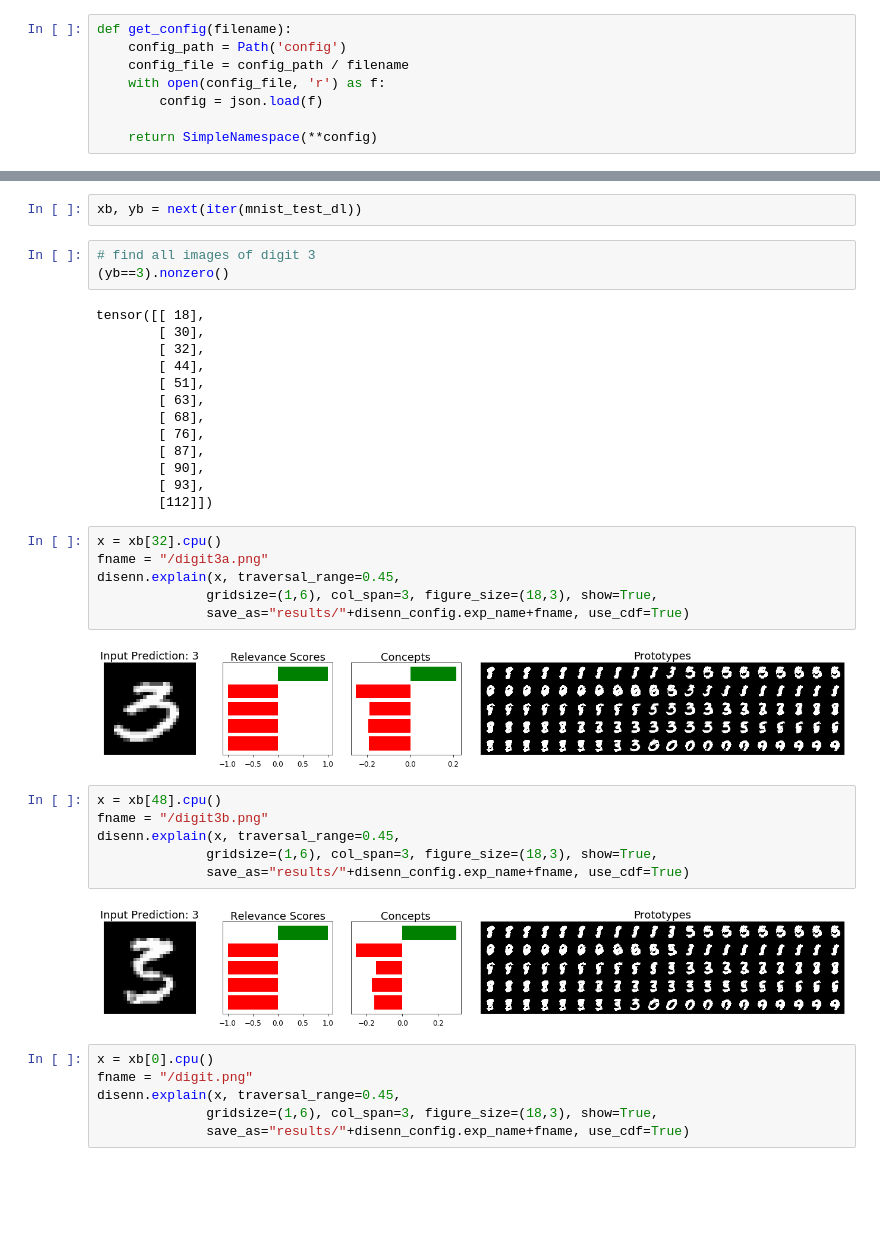
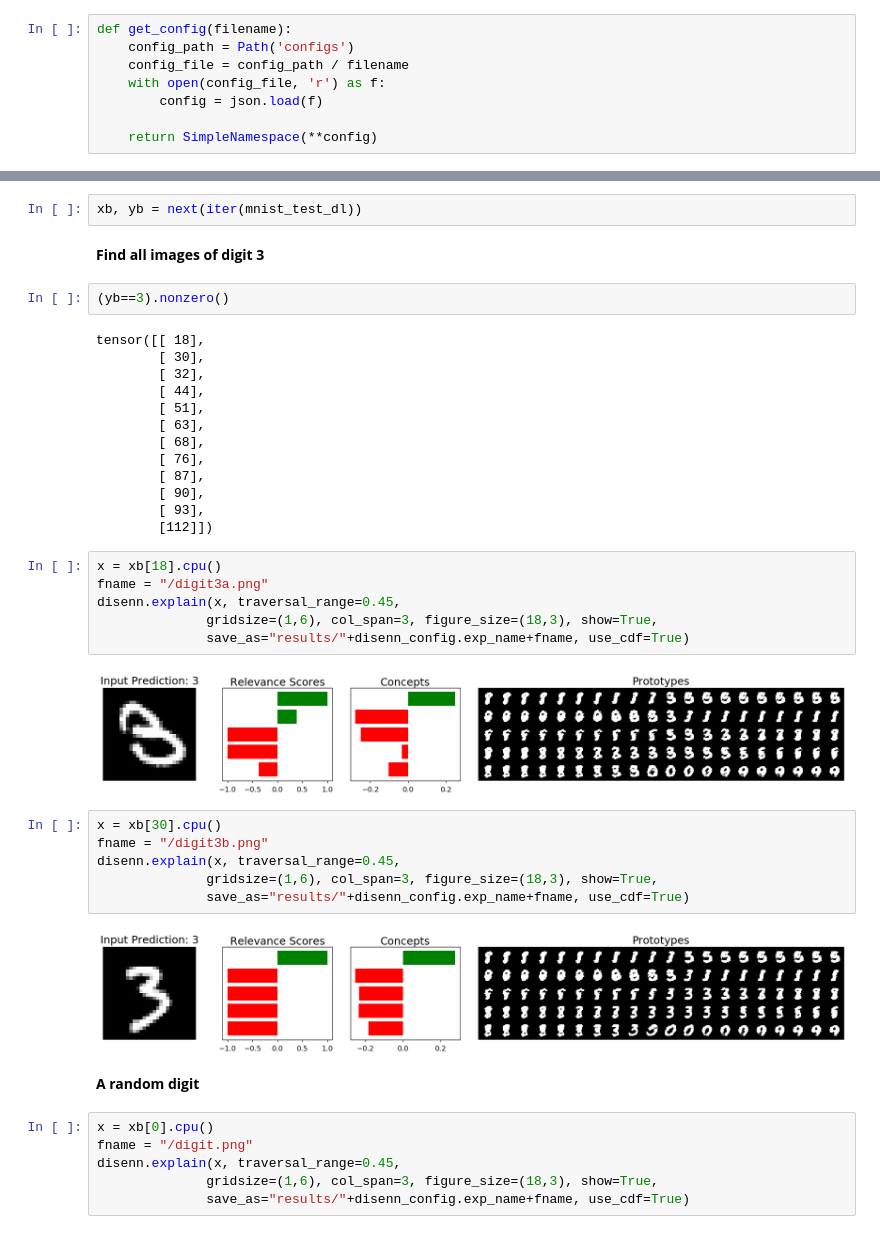
Before and after one commit to AmanDaVinci/SENN, a Jupyter notebook: report.ipynb, the cells around one changed output, grey strips where cells are left out. Cells and saved outputs as stored; diff of their text form; blank space fills up the shorter version.

```diff
--- a/report.ipynb
+++ b/report.ipynb
@@ -40,7 +40,7 @@ from utils.plot_utils import show_explainations, show_concepts, plot_lambda_accu
 ## Utility functions
 # %%
 def get_config(filename):
-    config_path = Path('config')
+    config_path = Path('configs')
     config_file = config_path / filename
     with open(config_file, 'r') as f:
         config = json.load(f)
@@ -260,8 +264,9 @@ Test Mean Accuracy:  98.357 %
 **Generate Prototypes from Disentangled Concepts**
 # %%
 xb, yb = next(iter(mnist_test_dl))
+# %% [markdown]
+**Find all images of digit 3**
 # %%
-# find all images of digit 3
 (yb==3).nonzero()
 # %% [output]
 tensor([[ 18],
@@ -277,21 +282,23 @@ tensor([[ 18],
         [ 93],
         [112]])
 # %%
-x = xb[32].cpu()
+x = xb[18].cpu()
 fname = "/digit3a.png"
 disenn.explain(x, traversal_range=0.45,
               gridsize=(1,6), col_span=3, figure_size=(18,3), show=True,
               save_as="results/"+disenn_config.exp_name+fname, use_cdf=True)
 # %% [output]
-[figure, old version]
+[figure, new version]
 # %%
-x = xb[48].cpu()
+x = xb[30].cpu()
 fname = "/digit3b.png"
 disenn.explain(x, traversal_range=0.45,
               gridsize=(1,6), col_span=3, figure_size=(18,3), show=True,
               save_as="results/"+disenn_config.exp_name+fname, use_cdf=True)
 # %% [output]
-[figure, old version]
+[figure, new version]
+# %% [markdown]
+**A random digit**
 # %%
 x = xb[0].cpu()
 fname = "/digit.png"
```
Also changed, not shown: parts of 26 cells of this notebook.
